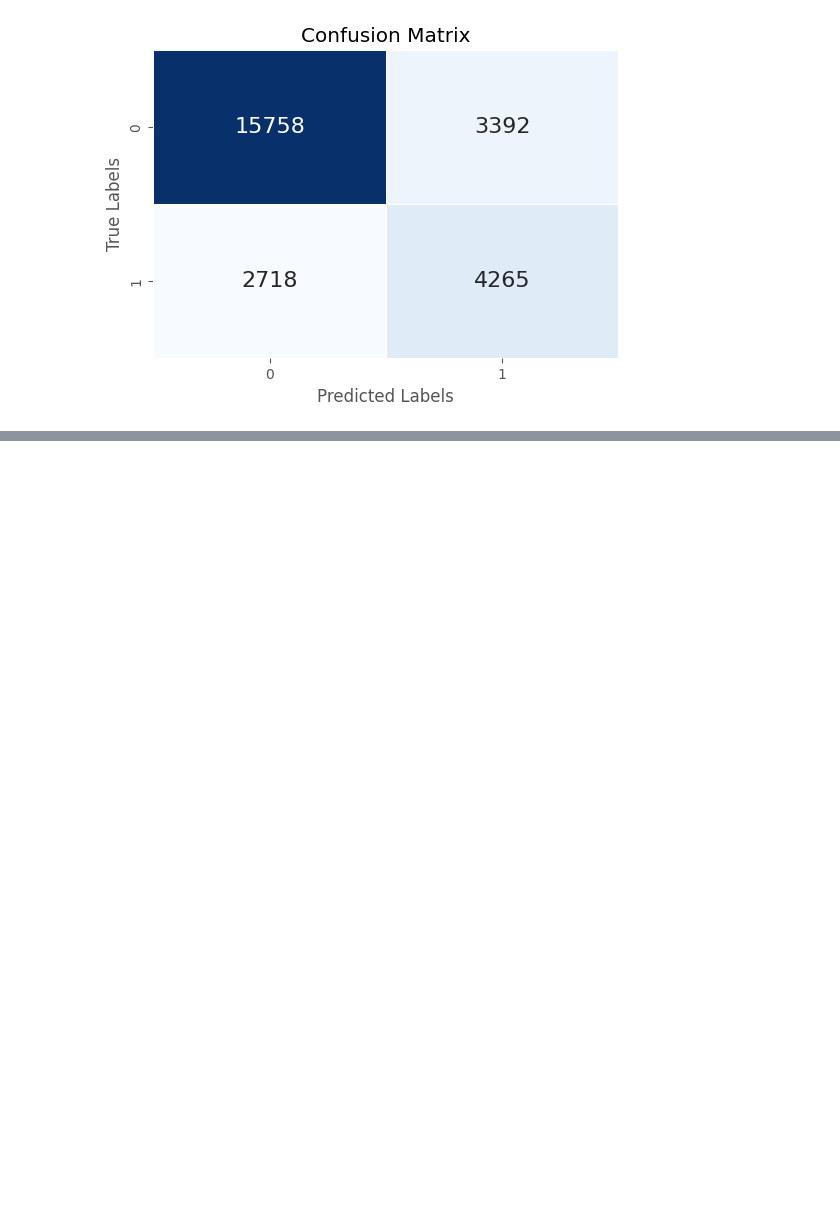
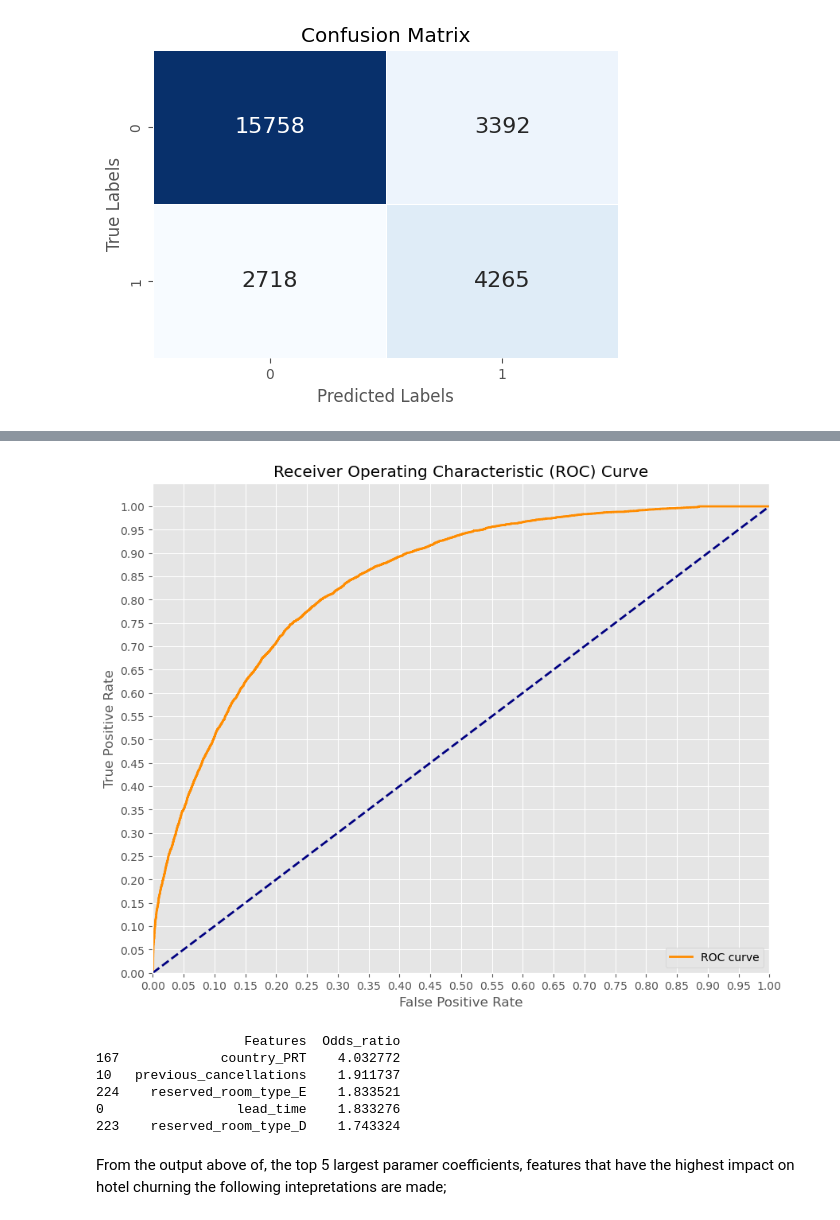
Before and after one commit to u-mar/Churn-Prediction, a Jupyter notebook: student.ipynb, the cells around one changed output, grey strips where cells are left out. Drawn from its saved outputs; the diff is of its cells as text; code cells hidden in the pictures; blank space fills up the shorter version.

```diff
--- a/student.ipynb
+++ b/student.ipynb
@@ -930,0 +1035,56 @@ with open('adaboost.pkl','wb') as f:
+# %%
+# Create a larger figure for the ROC curve plot
+plt.figure(figsize=(10, 8))
+
+# Set the line width for the ROC curve plot
+lw = 2
+
+# Plot the ROC curve
+plt.plot(fpr, tpr, color='darkorange', lw=lw, label='ROC curve')
+
+# Add the diagonal line (random guessing)
+plt.plot([0, 1], [0, 1], color='navy', lw=lw, linestyle='--')
+
+# Set plot limits and tick marks
+plt.xlim([0.0, 1.0])
+plt.ylim([0.0, 1.05])
+plt.yticks([i/20.0 for i in range(21)])
+plt.xticks([i/20.0 for i in range(21)])
+
+# Set labels and title
+plt.xlabel('False Positive Rate')
+plt.ylabel('True Positive Rate')
+plt.title('Receiver Operating Characteristic (ROC) Curve')
+
+# Add a legend to the lower right corner
+plt.legend(loc='lower right')
+
+# Display the plot
+plt.show()  # Display the ROC curve plot
+# %% [output]
+[figure, added]
+# %%
+
+# Get the logistic regression coefficients from the best_model
+logit_coefficients = best_model.named_steps['logit'].coef_[0]
+
+# Calculate odds ratios using exponentiation
+odds_ratios = np.exp(logit_coefficients)
+
+# Create a DataFrame with feature names and their corresponding odds ratios
+odds_df = pd.DataFrame({'Features': X_train.columns, 'Odds_ratio': odds_ratios})
+
+# Sort the DataFrame by Odds_ratio in descending order
+odds_df = odds_df.sort_values(by='Odds_ratio', ascending=False)
+
+# Print the top 10 features with highest odds ratios
+print(odds_df.head(5))
+# %% [output]
+                   Features  Odds_ratio
+167             country_PRT    4.032772
+10   previous_cancellations    1.911737
+224    reserved_room_type_E    1.833521
+0                 lead_time    1.833276
+223    reserved_room_type_D    1.743324
+# %% [markdown]
+From the output above of, the top 5 largest paramer coefficients, features that have the highest impact on hotel churning the following intepretations are made;
```
Also changed, not shown: parts of 10 cells of this notebook, 1 other file.
